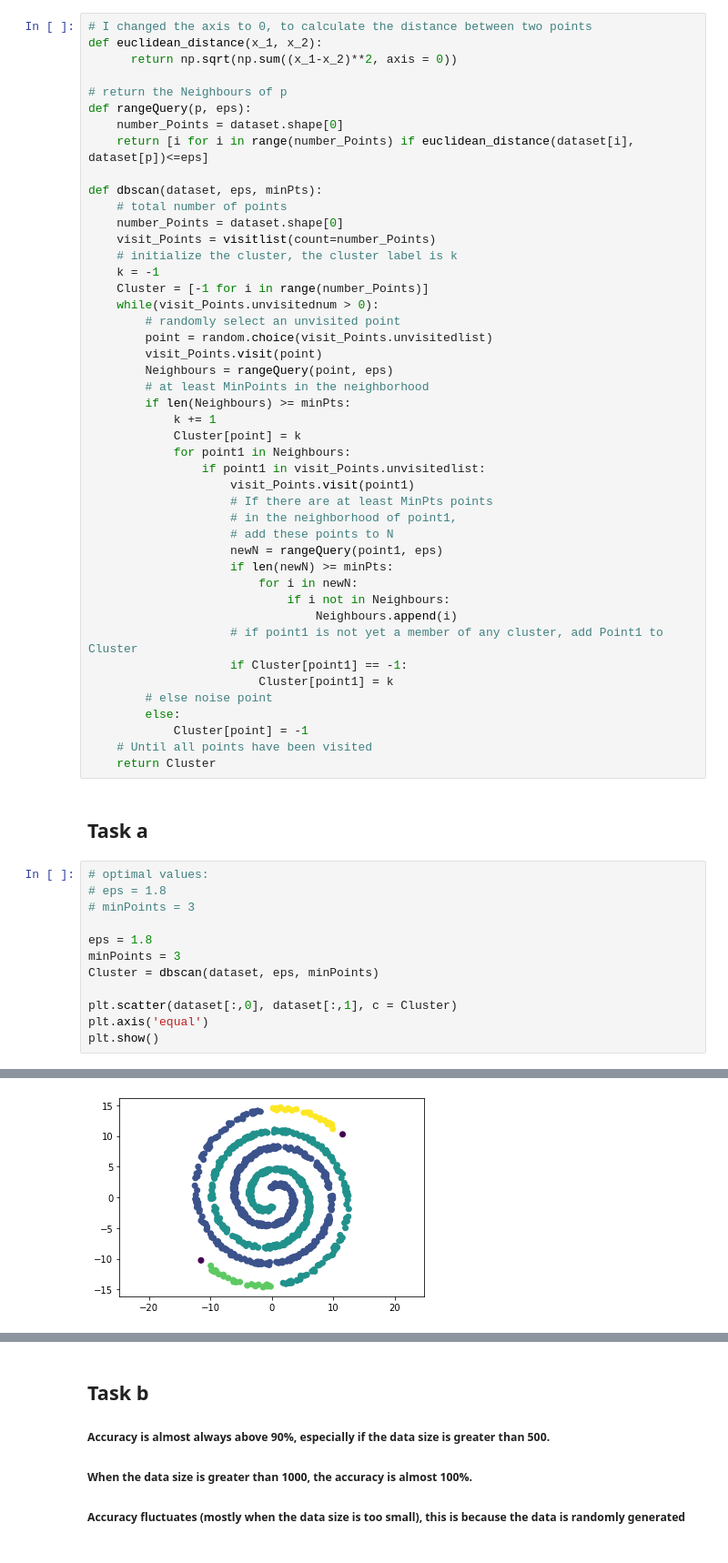
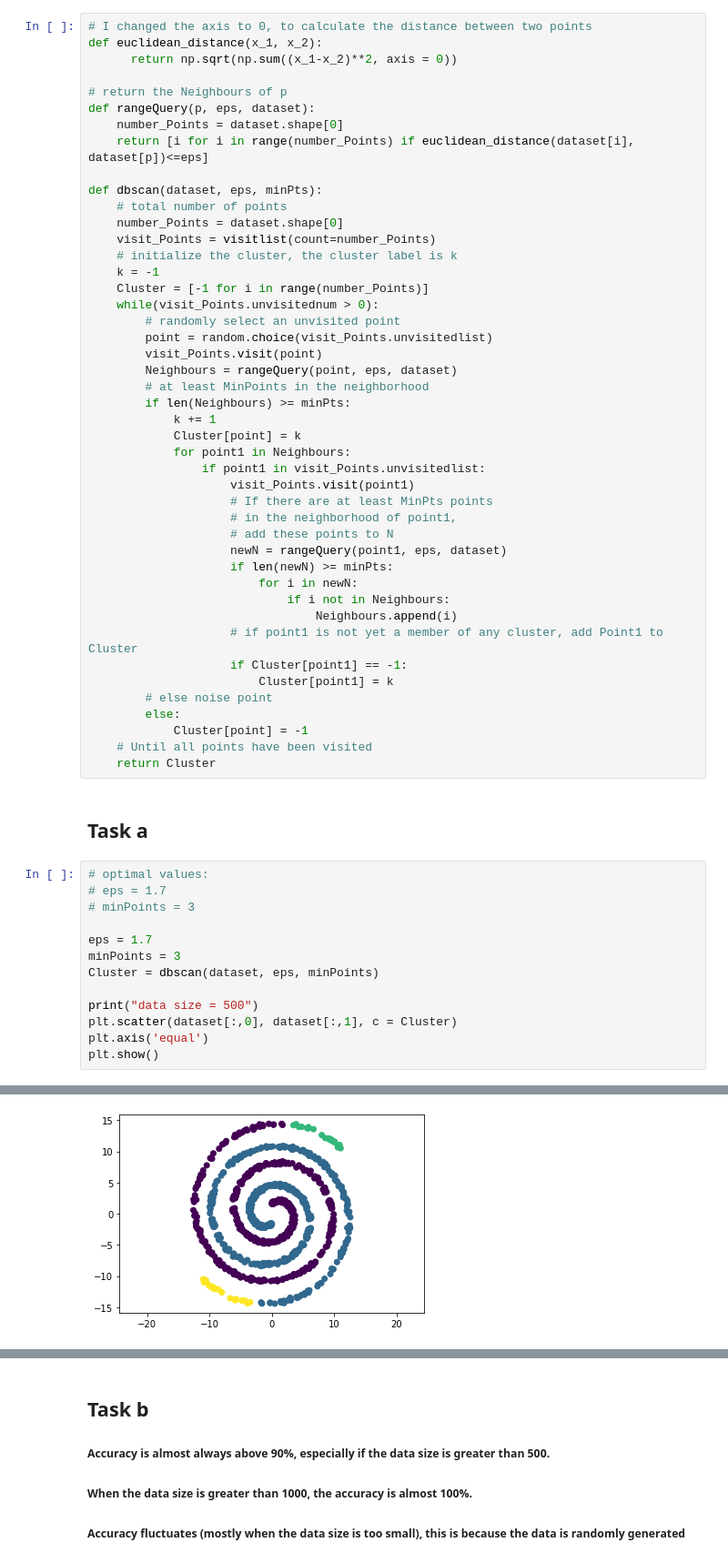
Before and after one commit to qiaw99/WS2020-21, a Jupyter notebook: Machine Learning/U2/Clustering_Rui_Qianli_Nazar.ipynb, the cells around one changed output, grey strips where cells are left out. Shown at 91% size. Saved outputs shown, nothing was run; the diff lists cells and outputs as text.

```diff
--- a/Machine Learning/U2/Clustering_Rui_Qianli_Nazar.ipynb
+++ b/Machine Learning/U2/Clustering_Rui_Qianli_Nazar.ipynb
@@ -74,7 +97,7 @@ def euclidean_distance(x_1, x_2):
       return np.sqrt(np.sum((x_1-x_2)**2, axis = 0))
 
 # return the Neighbours of p
-def rangeQuery(p, eps):
+def rangeQuery(p, eps, dataset):
     number_Points = dataset.shape[0]
     return [i for i in range(number_Points) if euclidean_distance(dataset[i], dataset[p])<=eps]
 
@@ -89,7 +112,7 @@ def dbscan(dataset, eps, minPts):
         # randomly select an unvisited point
         point = random.choice(visit_Points.unvisitedlist)
         visit_Points.visit(point)
-        Neighbours = rangeQuery(point, eps)
+        Neighbours = rangeQuery(point, eps, dataset)
         # at least MinPoints in the neighborhood
         if len(Neighbours) >= minPts:
             k += 1
@@ -100,7 +123,7 @@ def dbscan(dataset, eps, minPts):
                     # If there are at least MinPts points
                     # in the neighborhood of point1,
                     # add these points to N
-                    newN = rangeQuery(point1, eps)
+                    newN = rangeQuery(point1, eps, dataset)
                     if len(newN) >= minPts:
                         for i in newN:
                             if i not in Neighbours:
@@ -117,13 +140,14 @@ def dbscan(dataset, eps, minPts):
 ## Task a
 # %%
 # optimal values:
-# eps = 1.8
+# eps = 1.7
 # minPoints = 3
 
-eps = 1.8
+eps = 1.7
 minPoints = 3
 Cluster = dbscan(dataset, eps, minPoints)
 
+print("data size = 500")
 plt.scatter(dataset[:,0], dataset[:,1], c = Cluster)
 plt.axis('equal')
 plt.show()
@@ -131 +156 @@ plt.show()
-[figure, old version]
+[figure, new version]
```
Also changed, not shown: parts of 9 cells of this notebook.
